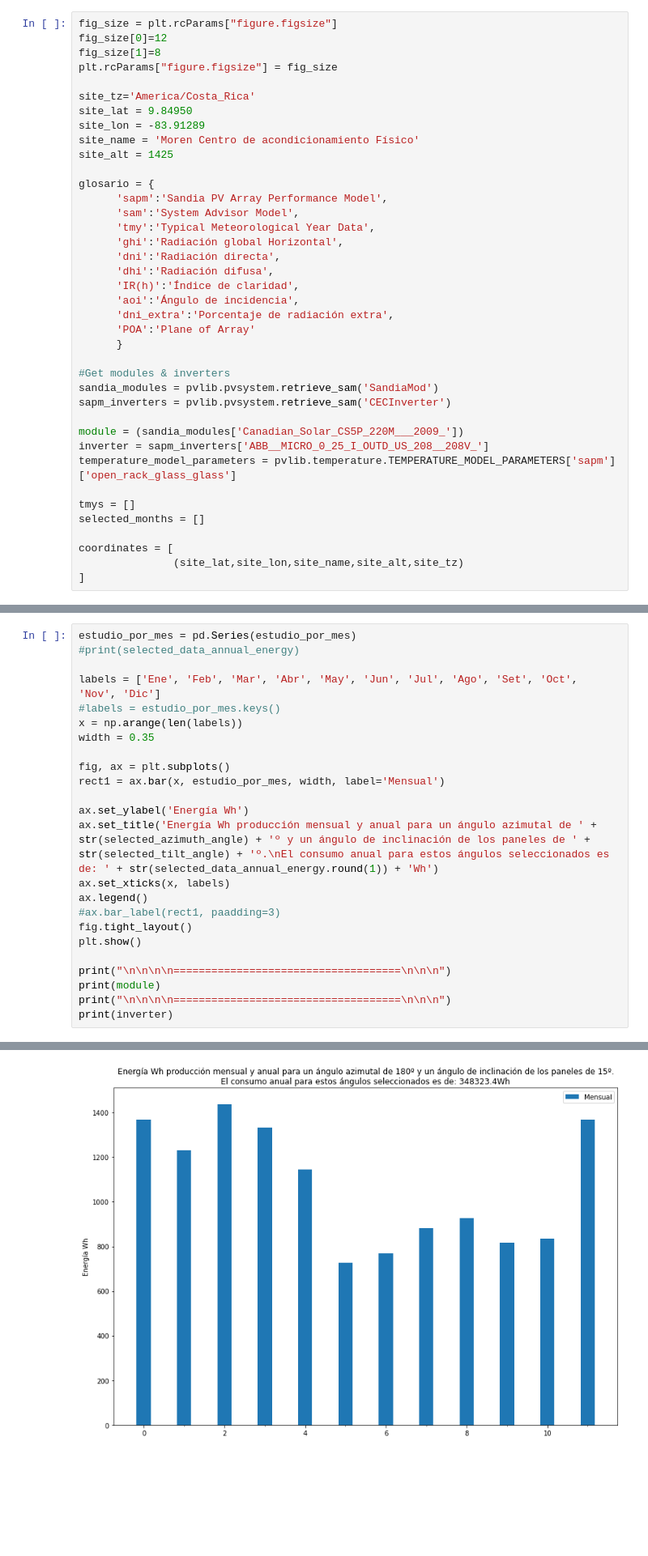
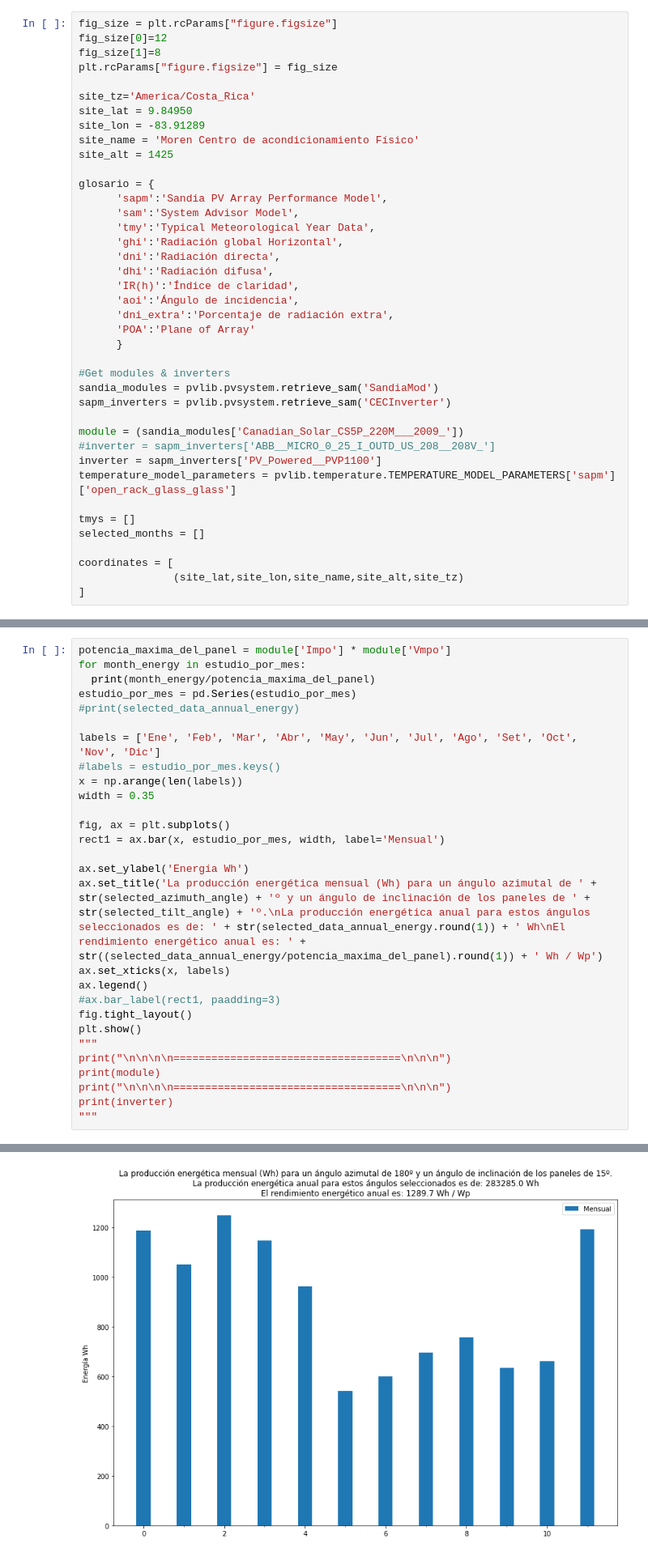
Before and after one commit to MGonzalez506/Dimensionamiento_PV, a Jupyter notebook: Simulación_y_Dimensionamiento.ipynb, the cells around one changed output, grey strips where cells are left out. Shown: that part at 81% size. Cells and saved outputs as stored; diff of their text form; blank space fills up the shorter version.

Commit message:
Ya está calculado el rendimiento anual

```diff
--- a/Simulación_y_Dimensionamiento.ipynb
+++ b/Simulación_y_Dimensionamiento.ipynb
@@ -88,7 +88,8 @@ sandia_modules = pvlib.pvsystem.retrieve_sam('SandiaMod')
 sapm_inverters = pvlib.pvsystem.retrieve_sam('CECInverter')
 
 module = (sandia_modules['Canadian_Solar_CS5P_220M___2009_'])
-inverter = sapm_inverters['ABB__MICRO_0_25_I_OUTD_US_208__208V_']
+#inverter = sapm_inverters['ABB__MICRO_0_25_I_OUTD_US_208__208V_']
+inverter = sapm_inverters['PV_Powered__PVP1100']
 temperature_model_parameters = pvlib.temperature.TEMPERATURE_MODEL_PARAMETERS['sapm']['open_rack_glass_glass']
 
 tmys = []
@@ -200,6 +247,9 @@ for i in selected_months:
 # %% [markdown]
 ## Gráfico comparativo producción mensual vs producción anual para un ángulo de 10º
 # %%
+potencia_maxima_del_panel = module['Impo'] * module['Vmpo']
+for month_energy in estudio_por_mes:
+  print(month_energy/potencia_maxima_del_panel)
 estudio_por_mes = pd.Series(estudio_por_mes)
 #print(selected_data_annual_energy)
 
@@ -212,15 +262,16 @@ fig, ax = plt.subplots()
 rect1 = ax.bar(x, estudio_por_mes, width, label='Mensual')
 
 ax.set_ylabel('Energía Wh')
-ax.set_title('Energía Wh producción mensual y anual para un ángulo azimutal de ' + str(selected_azimuth_angle) + 'º y un ángulo de inclinación de los paneles de ' + str(selected_tilt_angle) + 'º.\nEl consumo anual para estos ángulos seleccionados es de: ' + str(selected_data_annual_energy.round(1)) + 'Wh')
+ax.set_title('La producción energética mensual (Wh) para un ángulo azimutal de ' + str(selected_azimuth_angle) + 'º y un ángulo de inclinación de los paneles de ' + str(selected_tilt_angle) + 'º.\nLa producción energética anual para estos ángulos seleccionados es de: ' + str(selected_data_annual_energy.round(1)) + ' Wh\nEl rendimiento energético anual es: ' + str((selected_data_annual_energy/potencia_maxima_del_panel).round(1)) + ' Wh / Wp')
 ax.set_xticks(x, labels)
 ax.legend()
 #ax.bar_label(rect1, paadding=3)
 fig.tight_layout()
 plt.show()
-
+"""
 print("\n\n\n\n====================================\n\n\n")
 print(module)
 print("\n\n\n\n====================================\n\n\n")
 print(inverter)
+"""
 # %% [output]
@@ -227 +290 @@ print(inverter)
-[figure, old version]
+[figure, new version]
```
Also changed, not shown: parts of 5 cells of this notebook.
